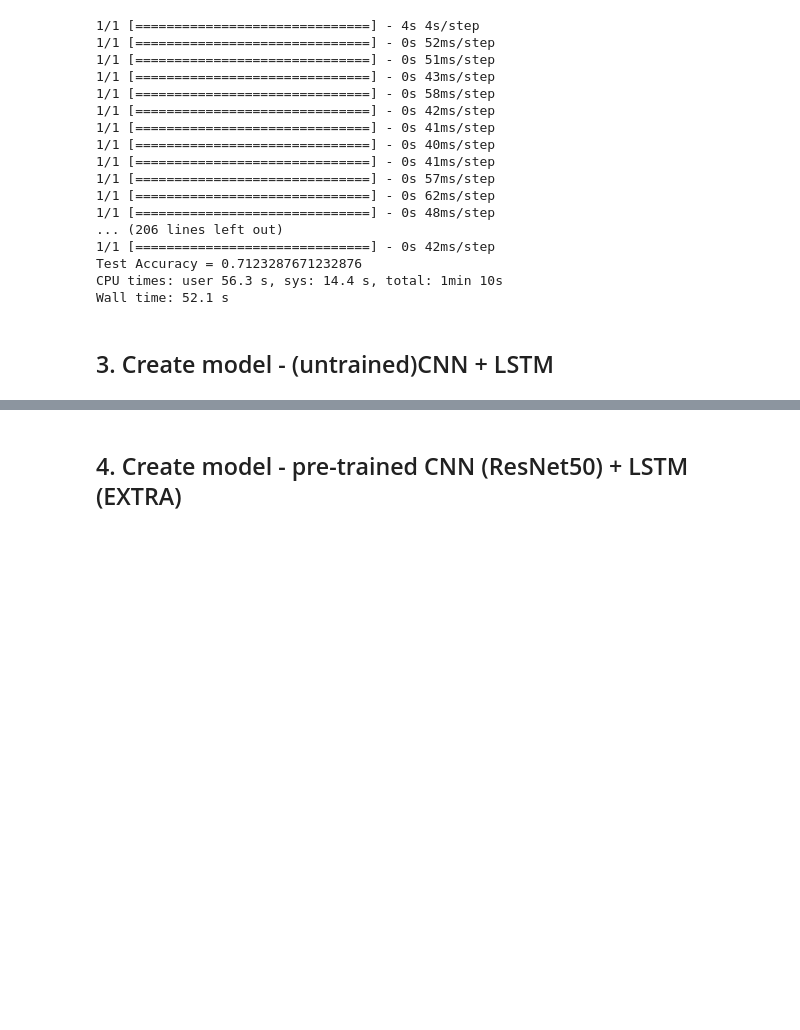
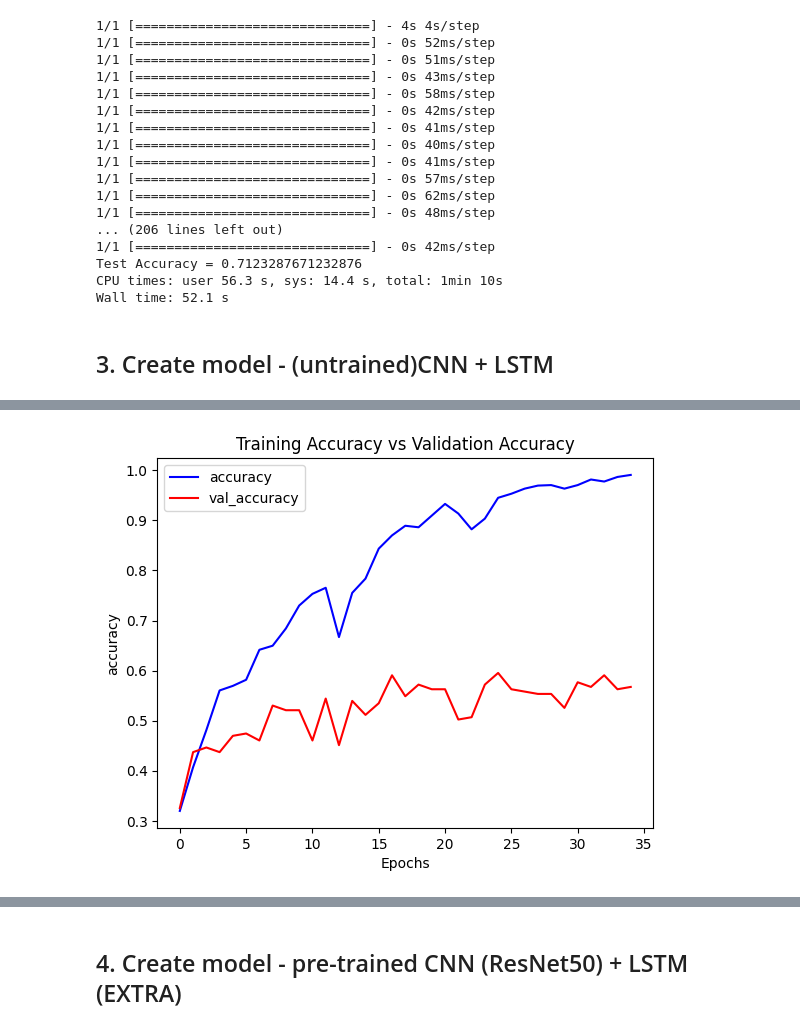
Before and after one commit to peshmerge/advanced_computer_vision, a Jupyter notebook: CNN+LSTM.ipynb, the cells around one changed output, grey strips where cells are left out. Cells and saved outputs as stored; diff of their text form; code cells hidden in the pictures; blank space fills up the shorter version.

```diff
--- a/CNN+LSTM.ipynb
+++ b/CNN+LSTM.ipynb
@@ -395,5 +483,7 @@ plot_metric(LRCN_model_training_history, 'loss', 'val_loss', 'Total Loss vs Tota
 # %%
-plot_metric(LRCN_model_training_history, 'accuracy', 'val_accuracy', 'Total Accuracy vs Total Validation Accuracy')
+plot_metric(LRCN_model_training_history, 'accuracy', 'val_accuracy', 'Training Accuracy vs Validation Accuracy', save=True)
+# %% [output]
+[figure, added]
 # %%
 %%time
 # Get the loss and accuracy from model_evaluation_history.
```
Also changed, not shown: parts of 8 cells of this notebook, 3 other files.
